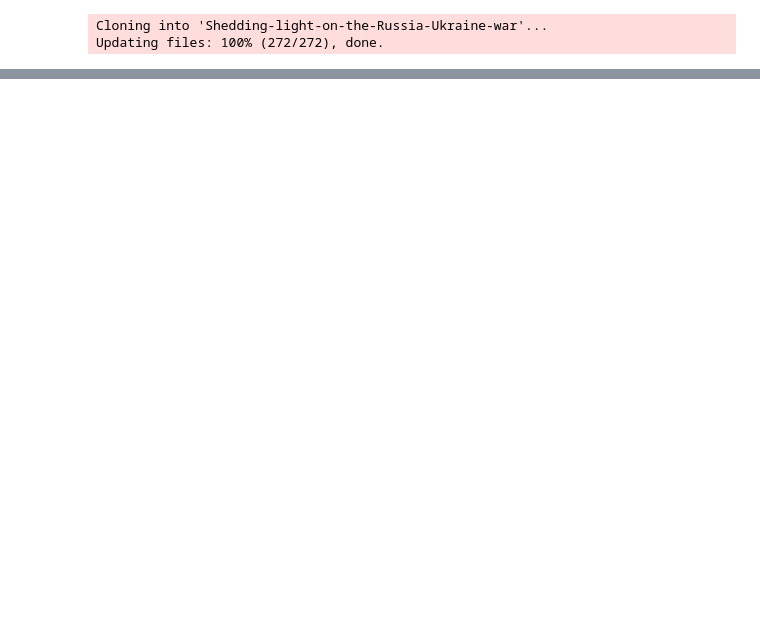
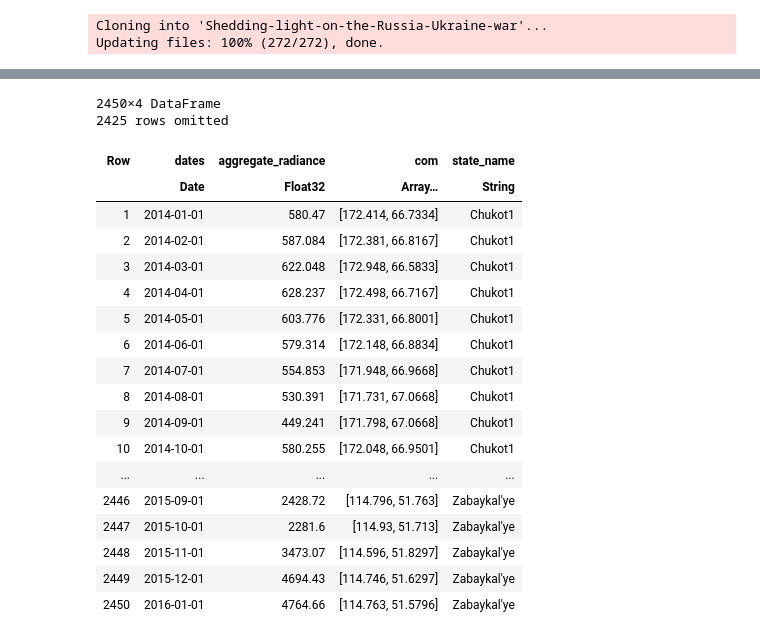
Before and after one commit to ayushpatnaikgit/CRRao.jl, a Jupyter notebook: reproducible_research.ipynb, the cells around one changed output, grey strips where cells are left out. Cells and saved outputs as stored; diff of their text form; code cells hidden in the pictures; blank space fills up the shorter version.

```diff
--- a/reproducible_research.ipynb
+++ b/reproducible_research.ipynb
@@ -41,0 +222,36 @@ CFOBS_RASTER_DIRECTORY = "/content/Shedding-light-on-the-Russia-Ukraine-war/data
+# %%
+all_states_df = DataFrame()
+
+for i in 1:nrow(russia_state_split)
+    state_row = russia_state_split[i, :]
+    state_name = state_row.NAME_1
+    println("--- Processing state $i/$(nrow(russia_state_split)): $state_name ---")
+
+    try
+        state_df = process_state(state_row)
+        if !isempty(state_df)
+            append!(all_states_df, state_df; cols=:union)
+        end
+    catch e
+        println("ERROR: Failed to process state '$state_name'. Skipping. Error: $e")
+    end
+    GC.gc()
+end
+
+println("--- Processing Complete ---")
+
+# Final aggregation
+if !isempty(all_states_df)
+    println("Aggregating results...")
+    grouped = groupby(all_states_df, :dates)
+    aggregate_df = DataFrames.combine(grouped, :aggregate_radiance => sum => :AggregateRadiance)
+    sort!(aggregate_df, :dates)
+
+    # only write once if you want
+    # CSV.write(AGGREGATE_FILE, aggregate_df)
+    println("Aggregation complete, DataFrame in memory.")
+else
+    println("No data processed, skipping aggregation.")
+end
+
+println("Script finished.")
@@ -41,0 +293,23 @@ CFOBS_RASTER_DIRECTORY = "/content/Shedding-light-on-the-Russia-Ukraine-war/data
+# %%
+all_states_df
+# %% [output]
+2450×4 DataFrame
+2425 rows omitted
+| Row | dates | aggregate_radiance | com | state_name |
+|  | Date | Float32 | Array… | String |
+| 1 | 2014-01-01 | 580.47 | [172.414, 66.7334] | Chukot1 |
+| 2 | 2014-02-01 | 587.084 | [172.381, 66.8167] | Chukot1 |
+| 3 | 2014-03-01 | 622.048 | [172.948, 66.5833] | Chukot1 |
+| 4 | 2014-04-01 | 628.237 | [172.498, 66.7167] | Chukot1 |
+| 5 | 2014-05-01 | 603.776 | [172.331, 66.8001] | Chukot1 |
+| 6 | 2014-06-01 | 579.314 | [172.148, 66.8834] | Chukot1 |
+| 7 | 2014-07-01 | 554.853 | [171.948, 66.9668] | Chukot1 |
+| 8 | 2014-08-01 | 530.391 | [171.731, 67.0668] | Chukot1 |
+| 9 | 2014-09-01 | 449.241 | [171.798, 67.0668] | Chukot1 |
+| 10 | 2014-10-01 | 580.255 | [172.048, 66.9501] | Chukot1 |
+| ... | ... | ... | ... | ... |
+| 2446 | 2015-09-01 | 2428.72 | [114.796, 51.763] | Zabaykal'ye |
+| 2447 | 2015-10-01 | 2281.6 | [114.93, 51.713] | Zabaykal'ye |
+| 2448 | 2015-11-01 | 3473.07 | [114.596, 51.8297] | Zabaykal'ye |
+| 2449 | 2015-12-01 | 4694.43 | [114.746, 51.6297] | Zabaykal'ye |
+| 2450 | 2016-01-01 | 4764.66 | [114.763, 51.5796] | Zabaykal'ye |
```
Also changed, not shown: parts of 13 cells of this notebook.
